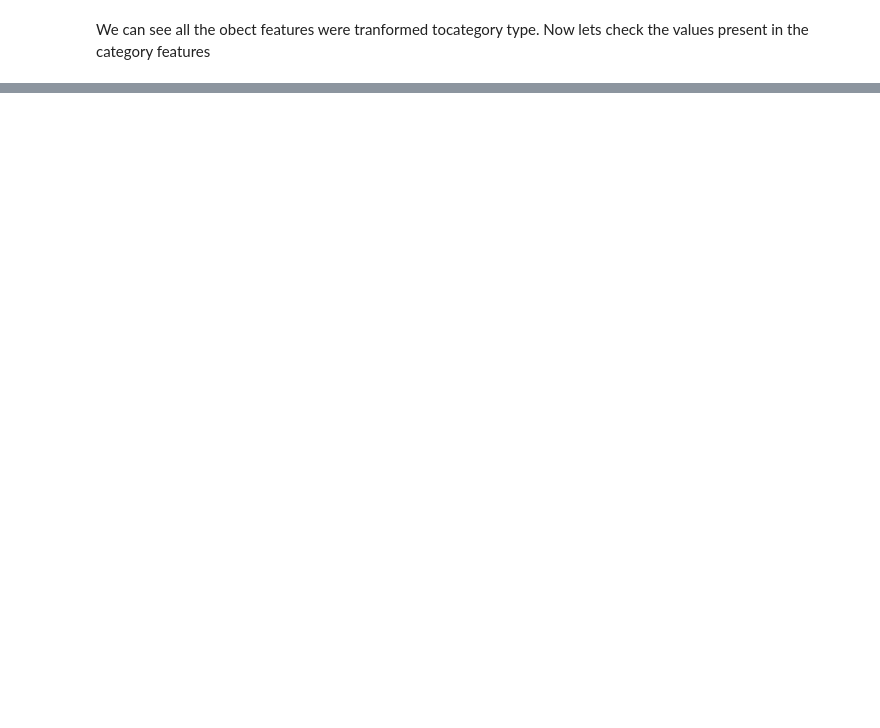
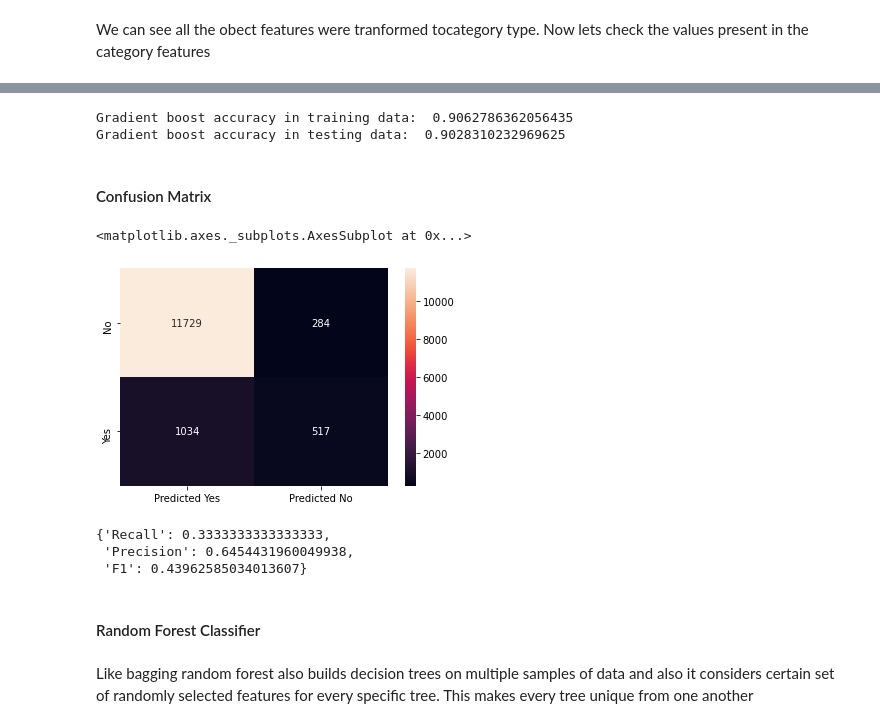
Before and after one commit to VAMSEE92/Term-Deposit-Sale, a Jupyter notebook: Term_Deposite_Sale.ipynb, the cells around one changed output, grey strips where cells are left out. Saved outputs shown, nothing was run; the diff lists cells and outputs as text; code cells hidden in the pictures; blank space fills up the shorter version.

```diff
--- a/Term_Deposite_Sale.ipynb
+++ b/Term_Deposite_Sale.ipynb
@@ -101,0 +272,3 @@ Name: Target, dtype: int64
+# %%
+decisionTreeR=DecisionTreeClassifier(criterion='gini',max_depth=5,random_state=1)
+decisionTreeR.fit(X_train,y_train)
@@ -101,0 +341,3 @@ Name: Target, dtype: int64
+# %%
+baggingClf=BaggingClassifier(base_estimator=decisionTree,n_estimators=50,random_state=1) # We can also exclude base_esimator as bagging classifier itself creates the tree
+baggingClf.fit(X_train,y_train)
@@ -101,0 +392,3 @@ Name: Target, dtype: int64
+# %%
+AdaBoost=AdaBoostClassifier(n_estimators=50,random_state=1)# We can also give base estimator manually
+AdaBoost.fit(X_train,y_train)
@@ -101,0 +428,3 @@ Name: Target, dtype: int64
+# %%
+GrBoostClassifier=GradientBoostingClassifier(n_estimators=50,random_state=1) #Gradient boosting classifier doesn't take base estimator manually
+GrBoostClassifier.fit(X_train,y_train)
@@ -101,0 +442,32 @@ Name: Target, dtype: int64
+# %%
+# Score of gradient boost
+print('Gradient boost accuracy in training data: ',GrBoostClassifier.score(X_train,y_train))
+print('Gradient boost accuracy in testing data: ',GrBoostClassifier.score(X_test,y_test))
+# %% [output]
+Gradient boost accuracy in training data:  0.9062786362056435
+Gradient boost accuracy in testing data:  0.9028310232969625
+# %% [markdown]
+#### Confusion Matrix
+# %%
+GrBoosterPredictor=GrBoostClassifier.predict(X_test)
+grBoostCm=metrics.confusion_matrix(y_test,GrBoosterPredictor,labels=[0,1])
+GrBoostConfusionMatrix=pd.DataFrame(grBoostCm,index=[i for i in ['No','Yes']],columns=[i for i in ['Predicted Yes','Predicted No']])
+sns.heatmap(GrBoostConfusionMatrix,annot=True,fmt='g')
+# %% [output]
+<matplotlib.axes._subplots.AxesSubplot at 0x...>
+[figure, added]
+# %%
+# recall,precision,f1 scores
+GradientBoostMetrics={}
+GradientBoostMetrics['Recall']=metrics.recall_score(y_test,GrBoosterPredictor)
+GradientBoostMetrics['Precision']=metrics.precision_score(y_test,GrBoosterPredictor)
+GradientBoostMetrics['F1']=metrics.f1_score(y_test,GrBoosterPredictor)
+GradientBoostMetrics
+# %% [output]
+{'Recall': 0.3333333333333333,
+ 'Precision': 0.6454431960049938,
+ 'F1': 0.43962585034013607}
+# %% [markdown]
+#### Random Forest Classifier
+# %% [markdown]
+Like bagging random forest also builds decision trees on multiple samples of data and also it considers certain set of randomly selected features for every specific tree. This makes every tree unique from one another
```
Also changed, not shown: parts of 58 cells of this notebook, 1 other file.
